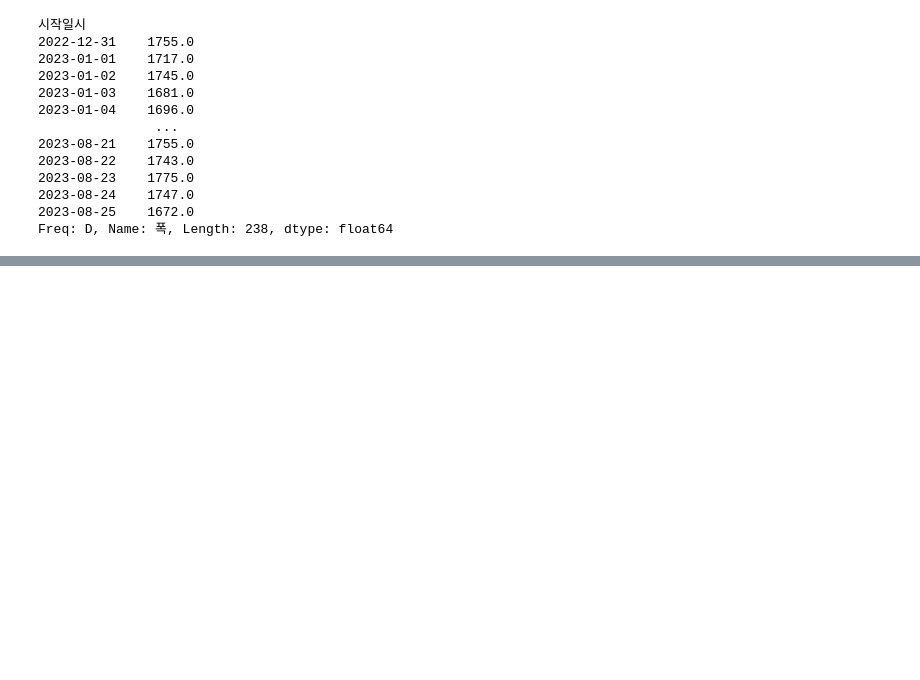
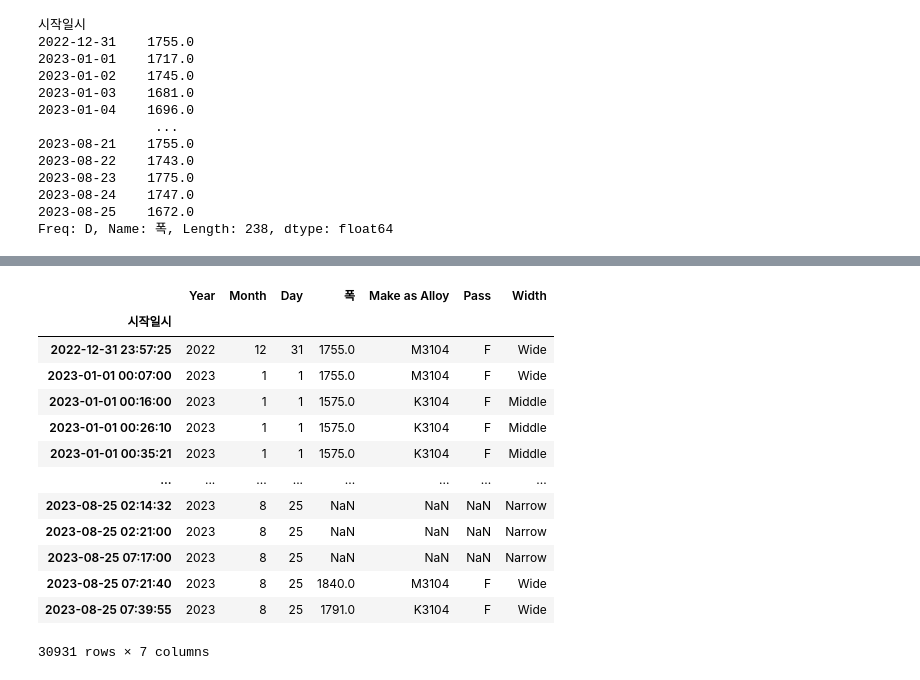
Before and after one commit to joahyot/202308_python_training_YJ, a Jupyter notebook: review02.ipynb, the cells around one changed output, grey strips where cells are left out. Drawn from its saved outputs; the diff is of its cells as text; code cells hidden in the pictures; blank space fills up the shorter version.

```diff
--- a/review02.ipynb
+++ b/review02.ipynb
@@ -93,0 +124,3 @@ Freq: D, Name: 폭, Length: 238, dtype: float64
+# %%
+c2 = c1[["Year", "Month", "Day", "폭", "Make as Alloy", "Pass"]]
+c2
@@ -93,0 +160,3 @@ Freq: D, Name: 폭, Length: 238, dtype: float64
+# %%
+c2["Width"] = c2["폭"].apply(lambda x : "Wide" if x >= 1600 else("Middle" if x >= 1500  else "Narrow"))
+c2.head(10)
@@ -93,0 +176,6 @@ Freq: D, Name: 폭, Length: 238, dtype: float64
+# %%
+c2["width_group"] = pd.cut(c2.폭,
+                        bins = np.arange(start = 1000, stop =1910, step = 300),
+                        right = False,
+                        labels = ["Narrow", "Middle", "Wide"])
+c2.tail(5)
@@ -93,0 +190,18 @@ Freq: D, Name: 폭, Length: 238, dtype: float64
+# %%
+del c2["width_group"]
+c2
+# %% [output]
+|  | Year | Month | Day | 폭 | Make as Alloy | Pass | Width |
+| 시작일시 |  |  |  |  |  |  |  |
+| 2022-12-31 23:57:25 | 2022 | 12 | 31 | 1755.0 | M3104 | F | Wide |
+| 2023-01-01 00:07:00 | 2023 | 1 | 1 | 1755.0 | M3104 | F | Wide |
+| 2023-01-01 00:16:00 | 2023 | 1 | 1 | 1575.0 | K3104 | F | Middle |
+| 2023-01-01 00:26:10 | 2023 | 1 | 1 | 1575.0 | K3104 | F | Middle |
+| 2023-01-01 00:35:21 | 2023 | 1 | 1 | 1575.0 | K3104 | F | Middle |
+| ... | ... | ... | ... | ... | ... | ... | ... |
+| 2023-08-25 02:14:32 | 2023 | 8 | 25 | NaN | NaN | NaN | Narrow |
+| 2023-08-25 02:21:00 | 2023 | 8 | 25 | NaN | NaN | NaN | Narrow |
+| 2023-08-25 07:17:00 | 2023 | 8 | 25 | NaN | NaN | NaN | Narrow |
+| 2023-08-25 07:21:40 | 2023 | 8 | 25 | 1840.0 | M3104 | F | Wide |
+| 2023-08-25 07:39:55 | 2023 | 8 | 25 | 1791.0 | K3104 | F | Wide |
+30931 rows × 7 columns
```
Also changed, not shown: parts of 17 cells of this notebook, 1 other file.
